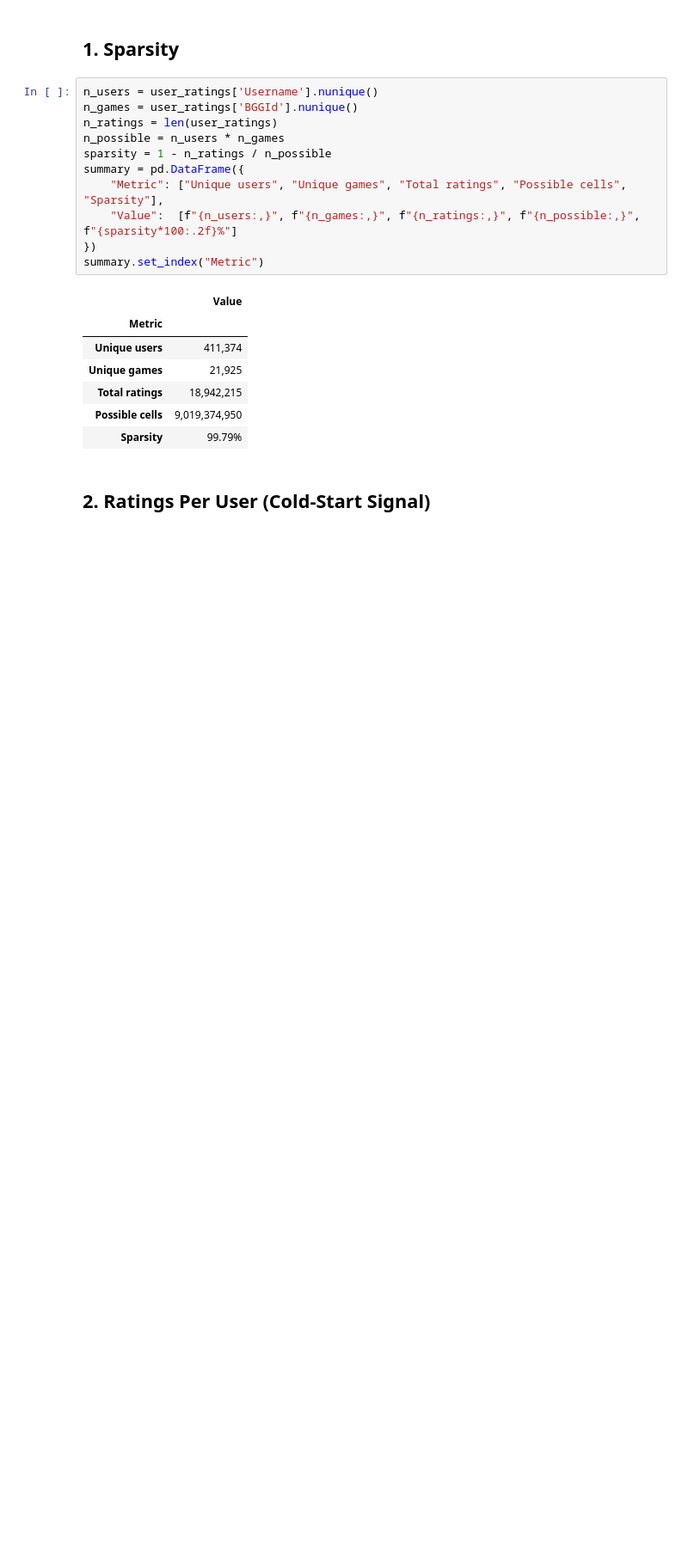
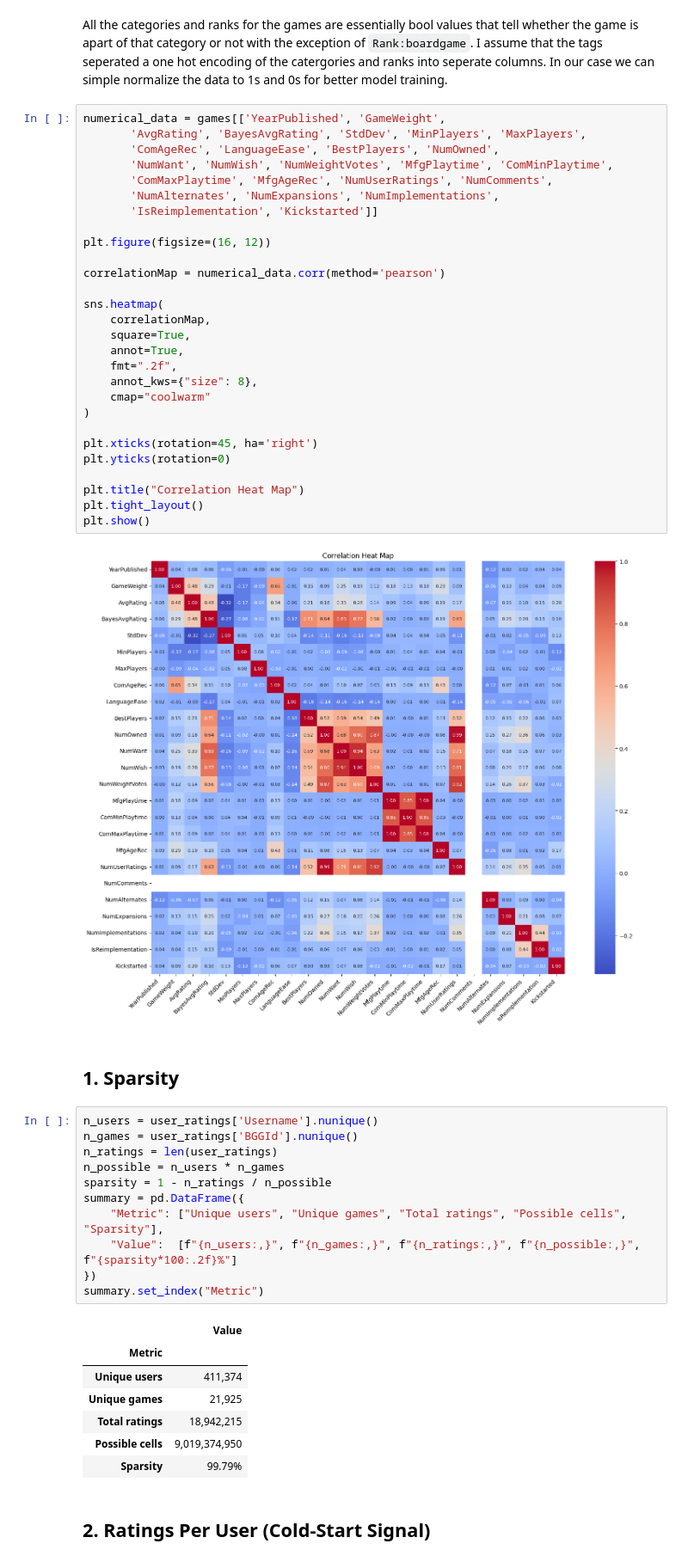
Before and after one commit to AnhVuong146/CMPE_256_game-recommender-system, a Jupyter notebook: Dataset_summary.ipynb, the cells around one changed output. Shown at 86% size. Cells and saved outputs as stored; diff of their text form; blank space fills up the shorter version.

```diff
--- a/Dataset_summary.ipynb
+++ b/Dataset_summary.ipynb
@@ -33,3 +182,35 @@ subcategories: (21925, 11)
+# %% [markdown]
+All the categories and ranks for the games are essentially bool values that tell whether the game is apart of that category or not with the exception of `Rank:boardgame`. I assume that the tags seperated a one hot encoding of the catergories and ranks into seperate columns. In our case we can simple normalize the data to 1s and 0s for better model training.
+# %%
+numerical_data = games[['YearPublished', 'GameWeight',
+       'AvgRating', 'BayesAvgRating', 'StdDev', 'MinPlayers', 'MaxPlayers',
+       'ComAgeRec', 'LanguageEase', 'BestPlayers', 'NumOwned',
+       'NumWant', 'NumWish', 'NumWeightVotes', 'MfgPlaytime', 'ComMinPlaytime',
+       'ComMaxPlaytime', 'MfgAgeRec', 'NumUserRatings', 'NumComments',
+       'NumAlternates', 'NumExpansions', 'NumImplementations',
+       'IsReimplementation', 'Kickstarted']]
+
+plt.figure(figsize=(16, 12))
+
+correlationMap = numerical_data.corr(method='pearson')
+
+sns.heatmap(
+    correlationMap,
+    square=True,
+    annot=True,
+    fmt=".2f",
+    annot_kws={"size": 8},
+    cmap="coolwarm"
+)
+
+plt.xticks(rotation=45, ha='right')
+plt.yticks(rotation=0)
+
+plt.title("Correlation Heat Map")
+plt.tight_layout()
+plt.show()
+# %% [output]
+[figure, added]
 # %% [markdown]
 ## 1. Sparsity
 # %%
```
Also changed, not shown: parts of 29 cells of this notebook.
